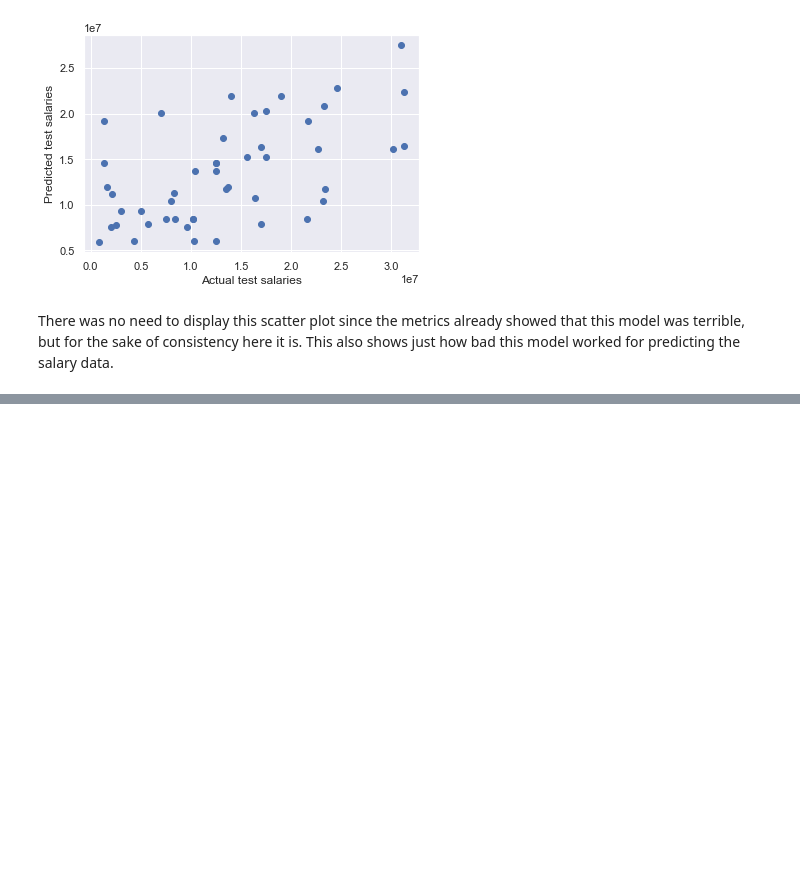
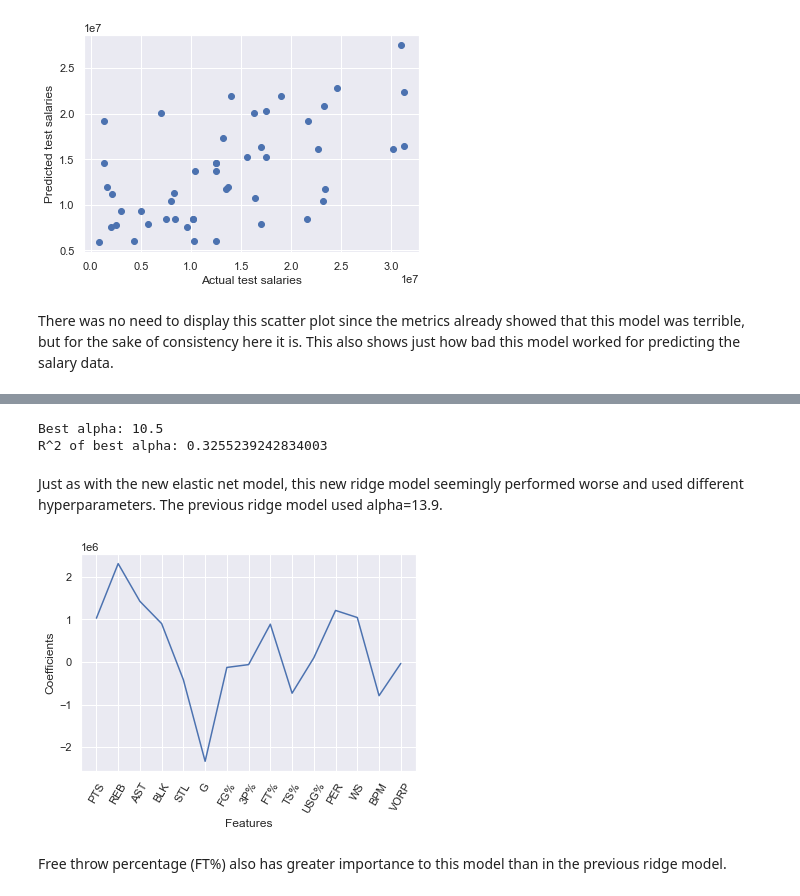
Before and after one commit to Marcial-Medina/Capstone-2---NBA-contracts, a Jupyter notebook: Notebooks/Capstone 2 - Modeling.ipynb, the cells around one changed output, grey strips where cells are left out. Cells and saved outputs as stored; diff of their text form; code cells hidden in the pictures; blank space fills up the shorter version.

```diff
--- a/Notebooks/Capstone 2 - Modeling.ipynb
+++ b/Notebooks/Capstone 2 - Modeling.ipynb
@@ -877,0 +1022,34 @@ The random forest model had the best metrics for predicting the salary data so t
+# %%
+# ridge regression model
+ridge = Ridge()
+
+# alpha hyperparameter
+param_grid = {'alpha':np.arange(0,100,0.1)}
+ridge_cv = GridSearchCV(ridge, param_grid=param_grid, cv=5, n_jobs=-1)
+ridge_cv.fit(new_X_train_scaled, new_y_train)
+
+best_alpha = ridge_cv.best_params_['alpha']
+best_score = ridge_cv.best_score_
+
+print('Best alpha:', best_alpha)
+print('R^2 of best alpha:', best_score)
+# %% [output]
+Best alpha: 10.5
+R^2 of best alpha: 0.3255239242834003
+# %% [markdown]
+Just as with the new elastic net model, this new ridge model seemingly performed worse and used different hyperparameters. The previous ridge model used alpha=13.9.
+# %%
+ridge = Ridge(alpha=10.5)
+
+features = new_X_train.columns
+ridge_coef = ridge.fit(new_X_train_scaled, new_y_train).coef_
+
+plt.plot(range(len(features)), ridge_coef)
+plt.xticks(range(len(features)), features, rotation=60)
+plt.ylabel('Coefficients')
+plt.xlabel('Features')
+plt.show()
+# %% [output]
+[figure, added]
+# %% [markdown]
+Free throw percentage (FT%) also has greater importance to this model than in the previous ridge model.
```
Also changed, not shown: parts of 41 cells of this notebook.
